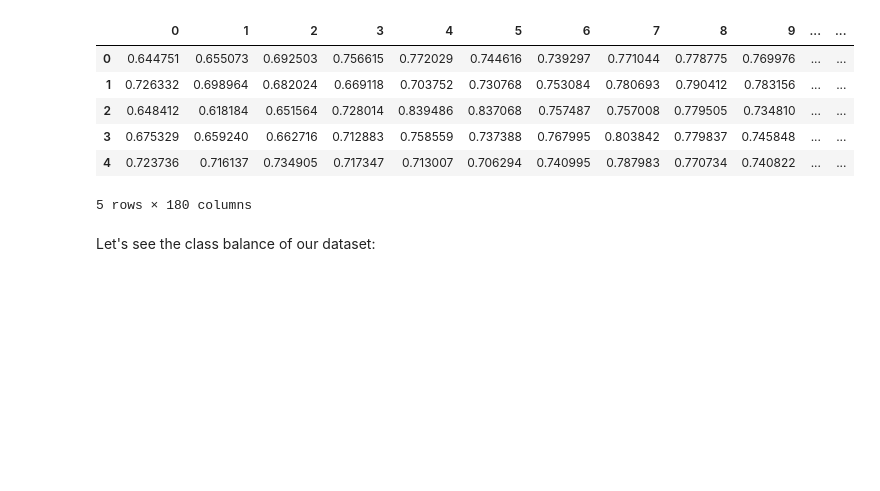
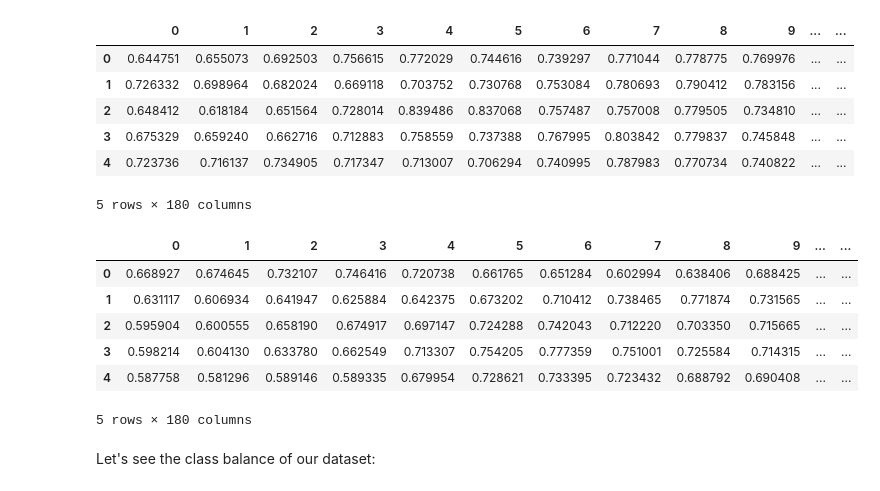
Before and after one commit to Duder5000/Week3-Machine_Learning, a Jupyter notebook: Week_3_MachineLearning.ipynb, the cells around one changed output. Cells and saved outputs as stored; diff of their text form; code cells hidden in the pictures; blank space fills up the shorter version.

```diff
--- a/Week_3_MachineLearning.ipynb
+++ b/Week_3_MachineLearning.ipynb
@@ -197,6 +199,12 @@ emotions=pd.read_excel('/content/drive/MyDrive/$chool/_Spring2024/IAT 481/emotio
 
 features_df = pd.DataFrame(features)
 emotions_df = pd.DataFrame(emotions)
+
+featuresOLD=pd.read_excel('/content/drive/MyDrive/$chool/_Spring2024/IAT 481/featuresRavdessOnly.xlsx',index_col=0)
+emotionsOLD=pd.read_excel('/content/drive/MyDrive/$chool/_Spring2024/IAT 481/emotionsRavdessOnly.xlsx',index_col=0)
+
+featuresOLD_df = pd.DataFrame(featuresOLD)
+emotionsOLD_df = pd.DataFrame(emotionsOLD)
 # %% [markdown]
 let's see if they have been loaded correctly!
 # %%
@@ -209,6 +217,16 @@ features.head()
 | 3 | 0.675329 | 0.659240 | 0.662716 | 0.712883 | 0.758559 | 0.737388 | 0.767995 | 0.803842 | 0.779837 | 0.745848 | ... | ... |
 | 4 | 0.723736 | 0.716137 | 0.734905 | 0.717347 | 0.713007 | 0.706294 | 0.740995 | 0.787983 | 0.770734 | 0.740822 | ... | ... |
 5 rows × 180 columns
+# %%
+featuresOLD.head()
+# %% [output]
+|  | 0 | 1 | 2 | 3 | 4 | 5 | 6 | 7 | 8 | 9 | ... | ... |
+| 0 | 0.668927 | 0.674645 | 0.732107 | 0.746416 | 0.720738 | 0.661765 | 0.651284 | 0.602994 | 0.638406 | 0.688425 | ... | ... |
+| 1 | 0.631117 | 0.606934 | 0.641947 | 0.625884 | 0.642375 | 0.673202 | 0.710412 | 0.738465 | 0.771874 | 0.731565 | ... | ... |
+| 2 | 0.595904 | 0.600555 | 0.658190 | 0.674917 | 0.697147 | 0.724288 | 0.742043 | 0.712220 | 0.703350 | 0.715665 | ... | ... |
+| 3 | 0.598214 | 0.604130 | 0.633780 | 0.662549 | 0.713307 | 0.754205 | 0.777359 | 0.751001 | 0.725584 | 0.714315 | ... | ... |
+| 4 | 0.587758 | 0.581296 | 0.589146 | 0.589335 | 0.679954 | 0.728621 | 0.733395 | 0.723432 | 0.688792 | 0.690408 | ... | ... |
+5 rows × 180 columns
 # %% [markdown]
 Let's see the class balance of our dataset:
 # %%
```
Also changed, not shown: parts of 2 cells of this notebook.
